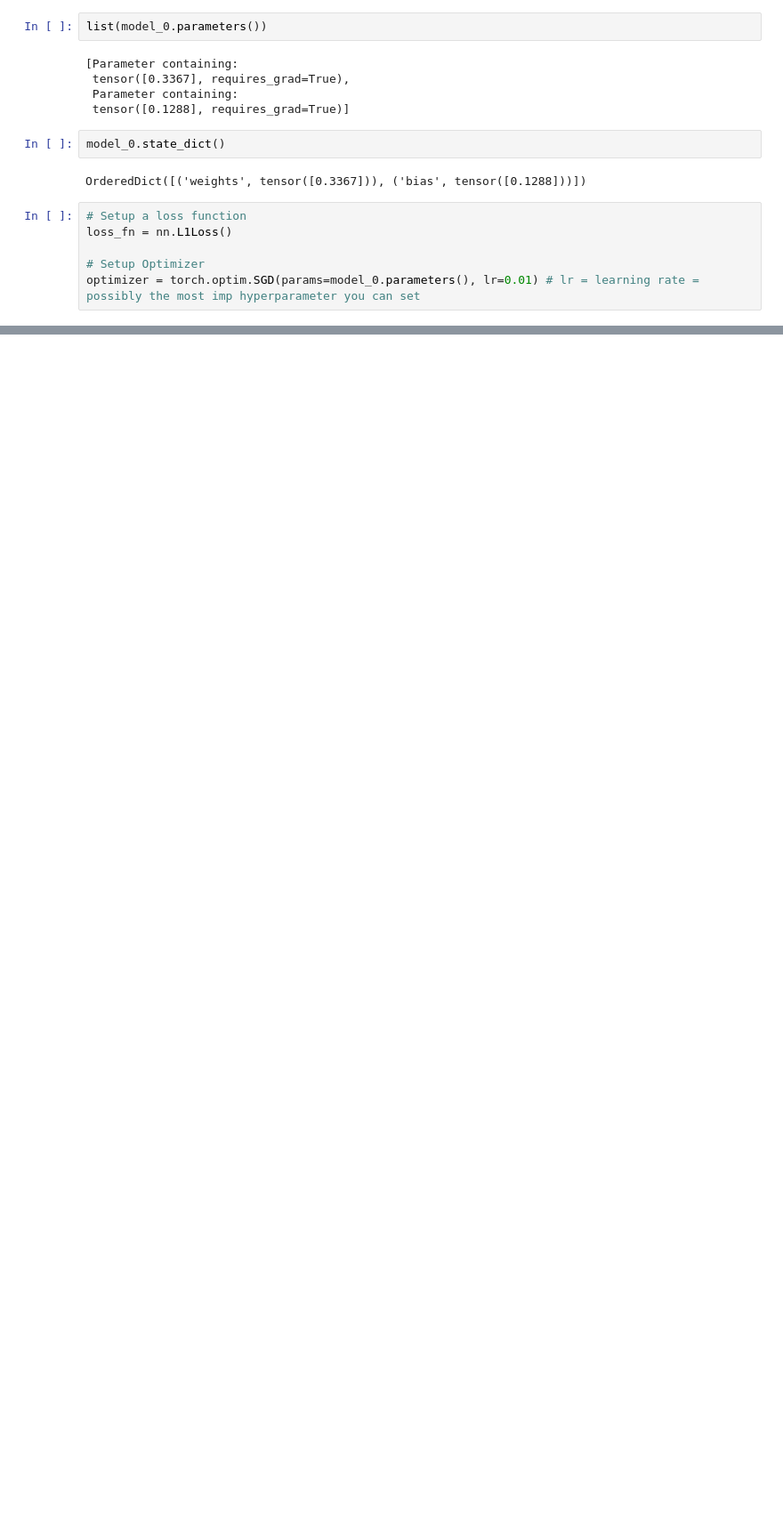
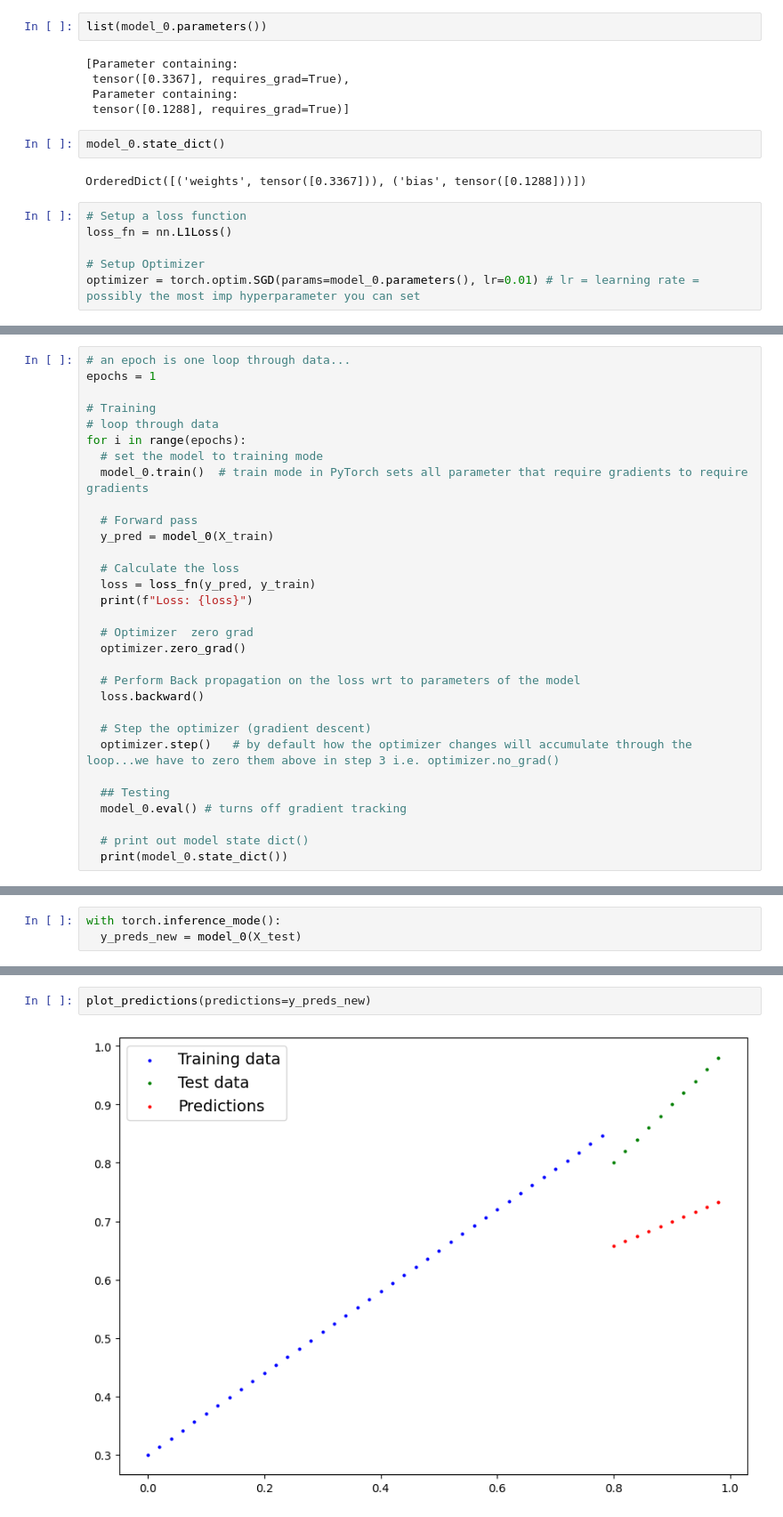
Before and after one commit to MahaleVivek/pytorch_a_deep_learning_journey, a Jupyter notebook: 01_pytorch_workflow.ipynb, the cells around one changed output, grey strips where cells are left out. Shown: that part at 89% size. Drawn from its saved outputs; the diff is of its cells as text; blank space fills up the shorter version.

```diff
--- a/01_pytorch_workflow.ipynb
+++ b/01_pytorch_workflow.ipynb
@@ -304,0 +325,31 @@ optimizer = torch.optim.SGD(params=model_0.parameters(), lr=0.01) # lr = learnin
+# %%
+# an epoch is one loop through data...
+epochs = 1
+
+# Training
+# loop through data
+for i in range(epochs):
+  # set the model to training mode
+  model_0.train()  # train mode in PyTorch sets all parameter that require gradients to require gradients
+
+  # Forward pass
+  y_pred = model_0(X_train)
+
+  # Calculate the loss
+  loss = loss_fn(y_pred, y_train)
+  print(f"Loss: {loss}")
+
+  # Optimizer  zero grad
+  optimizer.zero_grad()
+
+  # Perform Back propagation on the loss wrt to parameters of the model
+  loss.backward()
+
+  # Step the optimizer (gradient descent)
+  optimizer.step()   # by default how the optimizer changes will accumulate through the loop...we have to zero them above in step 3 i.e. optimizer.no_grad()
+
+  ## Testing
+  model_0.eval() # turns off gradient tracking
+
+  # print out model state dict()
+  print(model_0.state_dict())
@@ -304,0 +359,3 @@ optimizer = torch.optim.SGD(params=model_0.parameters(), lr=0.01) # lr = learnin
+# %%
+with torch.inference_mode():
+  y_preds_new = model_0(X_test)
@@ -304,0 +370,4 @@ optimizer = torch.optim.SGD(params=model_0.parameters(), lr=0.01) # lr = learnin
+# %%
+plot_predictions(predictions=y_preds_new)
+# %% [output]
+[figure, added]
```
Also changed, not shown: parts of 6 cells of this notebook.
